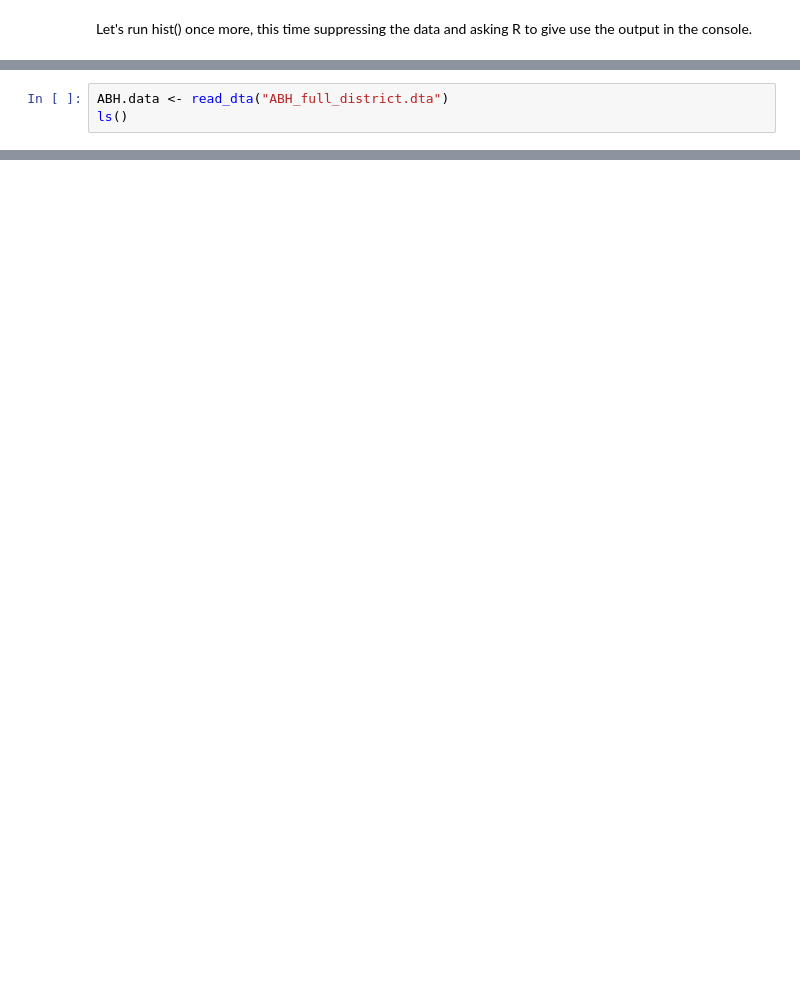
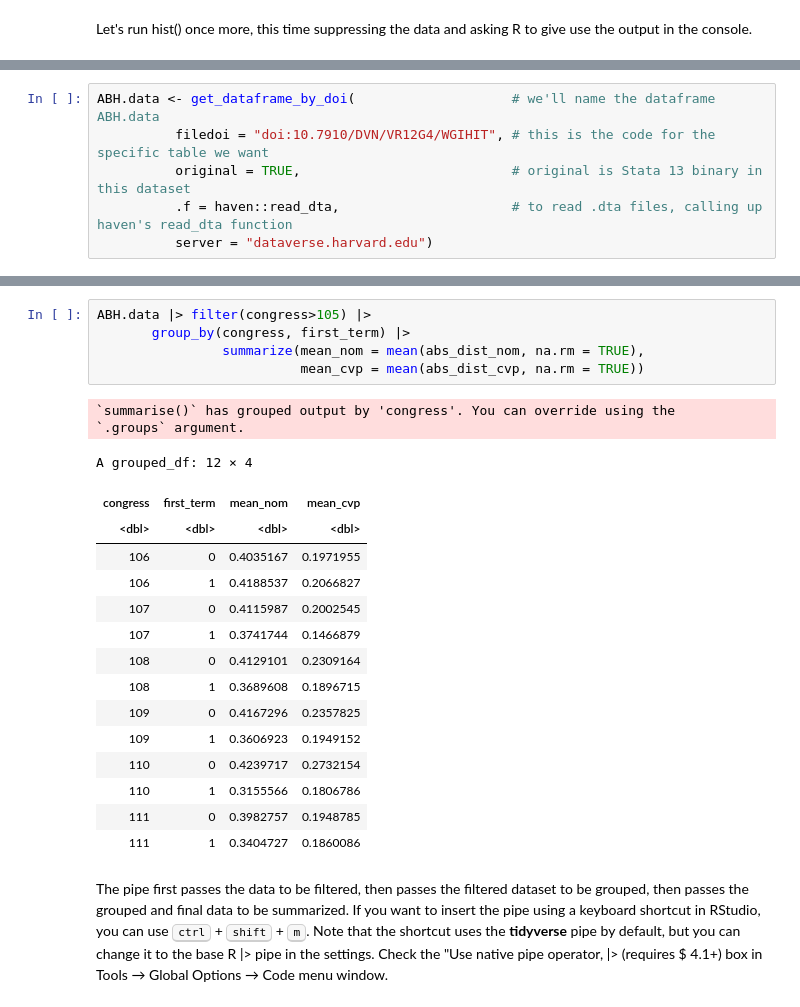
Before and after one commit to bowendc/511_labs, a Jupyter notebook: lab1.ipynb, the cells around one changed output, grey strips where cells are left out. Drawn from its saved outputs; the diff is of its cells as text; blank space fills up the shorter version.

Commit message:
Update lab1.ipynb
Added to the notebook including pulling dataset using dataverse function.

```diff
--- a/lab1.ipynb
+++ b/lab1.ipynb
@@ -75,3 +117,6 @@ Now let's use **haven**'s *read_dta* function to import the dataset from the Sta
-# %%
-ABH.data <- read_dta("ABH_full_district.dta")
-ls()
+# %%
+ABH.data <- get_dataframe_by_doi(                    # we'll name the dataframe ABH.data
+          filedoi = "doi:10.7910/DVN/VR12G4/WGIHIT", # this is the code for the specific table we want
+          original = TRUE,                           # original is Stata 13 binary in this dataset
+          .f = haven::read_dta,                      # to read .dta files, calling up haven's read_dta function
+          server = "dataverse.harvard.edu")
@@ -77,0 +143,25 @@ ls()
+# %%
+ABH.data |> filter(congress>105) |>
+       group_by(congress, first_term) |>
+                summarize(mean_nom = mean(abs_dist_nom, na.rm = TRUE),
+                          mean_cvp = mean(abs_dist_cvp, na.rm = TRUE))
+# %% [output]
+`summarise()` has grouped output by 'congress'. You can override using the
+`.groups` argument.
+A grouped_df: 12 × 4
+| congress | first_term | mean_nom | mean_cvp |
+| <dbl> | <dbl> | <dbl> | <dbl> |
+| 106 | 0 | 0.4035167 | 0.1971955 |
+| 106 | 1 | 0.4188537 | 0.2066827 |
+| 107 | 0 | 0.4115987 | 0.2002545 |
+| 107 | 1 | 0.3741744 | 0.1466879 |
+| 108 | 0 | 0.4129101 | 0.2309164 |
+| 108 | 1 | 0.3689608 | 0.1896715 |
+| 109 | 0 | 0.4167296 | 0.2357825 |
+| 109 | 1 | 0.3606923 | 0.1949152 |
+| 110 | 0 | 0.4239717 | 0.2732154 |
+| 110 | 1 | 0.3155566 | 0.1806786 |
+| 111 | 0 | 0.3982757 | 0.1948785 |
+| 111 | 1 | 0.3404727 | 0.1860086 |
+# %% [markdown]
+The pipe first passes the data to be filtered, then passes the filtered dataset to be grouped, then passes the grouped and final data to be summarized. If you want to insert the pipe using a keyboard shortcut in RStudio, you can use <kbd>ctrl</kbd> + <kbd>shift</kbd> + <kbd>m</kbd>. Note that the shortcut uses the **tidyverse** pipe by default, but you can change it to the base R |> pipe in the settings. Check the "Use native pipe operator, |> (requires $ 4.1+) box in Tools &rarr; Global Options &rarr; Code menu window.
```
Also changed, not shown: parts of 15 cells of this notebook.
